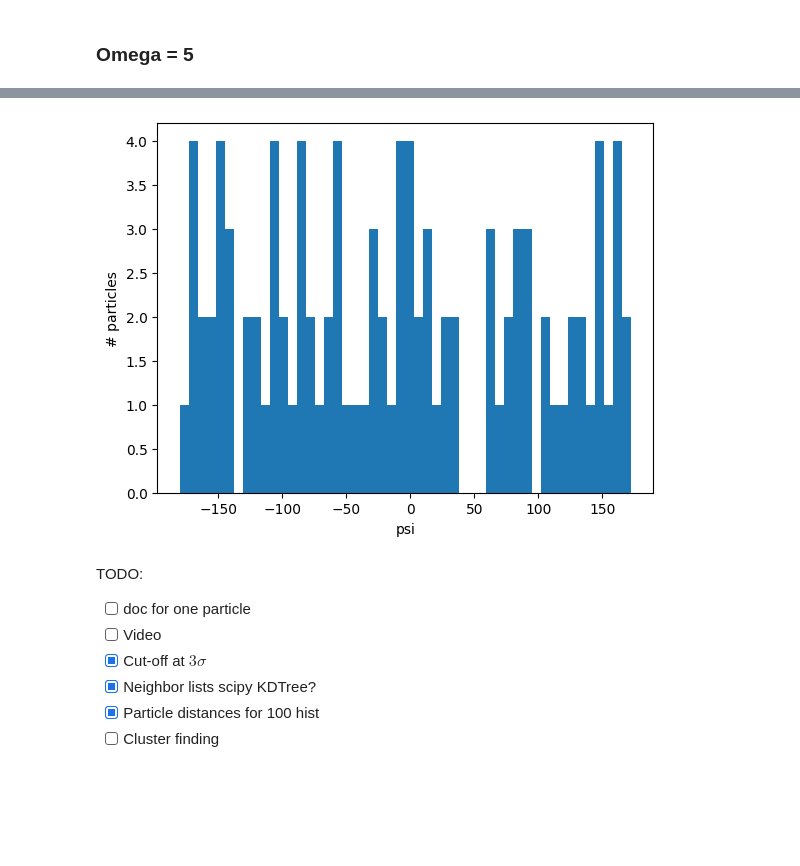
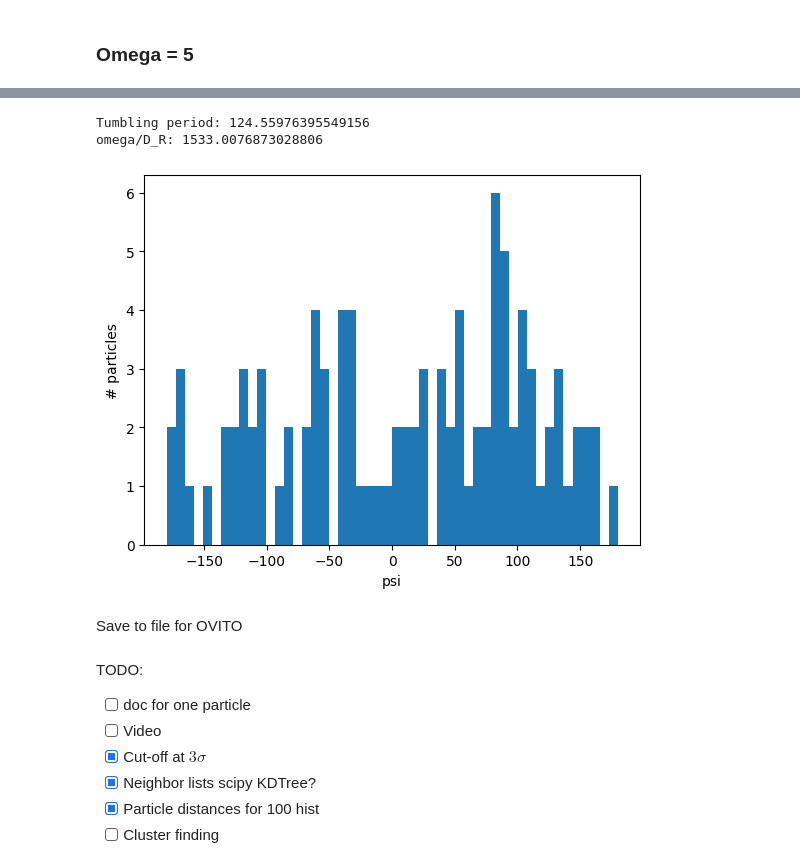
Before and after one commit to dzinty/microswimmers, a Jupyter notebook: many_swimmers_euler.ipynb, the cells around one changed output, grey strips where cells are left out. Saved outputs shown, nothing was run; the diff lists cells and outputs as text; code cells hidden in the pictures; blank space fills up the shorter version.

Commit message:
params changing

```diff
--- a/many_swimmers_euler.ipynb
+++ b/many_swimmers_euler.ipynb
@@ -259,4 +262,4 @@ def solver_one(new, p0, R0, dt, T, noise = False):
 R0 = np.array([15 * R, 0, 0.5 * L])
 p0 = np.array([0, 1, 0])
 
-p_sol, R_sol, t = solver_one(euler, p0, R0, 0.1, 5000, noise = True)
+p_sol, R_sol, t = solver_one(0.1, euler, p0, R0, 0.1, 5000, noise = True)
@@ -349,5 +366,6 @@ plt.plot(phis, np.exp((-U(phis) + U(phi_star))/D_R ));
 # %%
-def solver(new, N, p0s, R0s, dt, T, noise = False):
+def solver(Omega, new, N, p0s, R0s, dt, T, noise = False):
+    params = get_params(Omega)
     ps = [[] for _ in range(N)]
     Rs = [[] for _ in range(N)]
     for i in range(N):
@@ -360,7 +378,7 @@ def solver(new, N, p0s, R0s, dt, T, noise = False):
         search = KDTree(last)
         for i in range(N):
             neighs = last[search.query_ball_point(last[i], 3 * sigma_part)]
-            p_n, R_n = new(ps[i][-1], Rs[i][-1], dot, dt, t, noise, neighs)
+            p_n, R_n = new(ps[i][-1], Rs[i][-1], params, dot, dt, t, noise, neighs)
             if np.linalg.norm(R_n[:2]) > R2:
                 R_n[0] = R_n[0]/np.linalg.norm(R_n[:2]) * R2
                 R_n[1] = R_n[1]/np.linalg.norm(R_n[:2]) * R2
@@ -377,4 +395,4 @@ R0s = np.array([[15 * R, 0, 0.5 * L], [10 * R, 0, 0.5 * L], [10 * R, 0, 0.55 * L
 p0s = np.array([[0, 1, 0], [1, 0, 0], [0, 0, -1]])
 
 
-ps_sol, Rs_sol, t = solver(euler, N, p0s, R0s, 0.1, 5000, noise = False)
+ps_sol, Rs_sol, t = solver(0.1, euler, N, p0s, R0s, 0.1, 5000, noise = False)
@@ -572,4 +611,4 @@ plot_R_mean(Rs_sol_noisy_tumb)
 # %% [markdown]
 ### Omega = 5
 # %%
-ps_sol_noisy_tumb_5, Rs_sol_noisy_tumb_5, t_noisy_tumb_5 = solver(euler, N, np.array(p0s), np.array(R0s), 0.1, 5000, noise = True)
+ps_sol_noisy_tumb_5, Rs_sol_noisy_tumb_5, t_noisy_tumb_5 = solver(5, euler, N, np.array(p0s), np.array(R0s), 0.1, 5000, noise = True)
@@ -626,7 +668,12 @@ plot_dist(Rs_sol_noisy_tumb_5, 20 * R, 50)
 # %%
-plot_angle(Rs_sol_noisy_tumb_5, 50)
+A, B, omega = get_params(5)
+plot_angle(A, Rs_sol_noisy_tumb_5, 50)
 # %% [output]
+Tumbling period: 124.55976395549156
+omega/D_R: 1533.0076873028806
-[figure, old version]
+[figure, new version]
+# %% [markdown]
+Save to file for OVITO
 # %%
 f = open("output.txt", "w")
 for i in range(0, 50000, 10):
```
Also changed, not shown: parts of 43 cells of this notebook.
